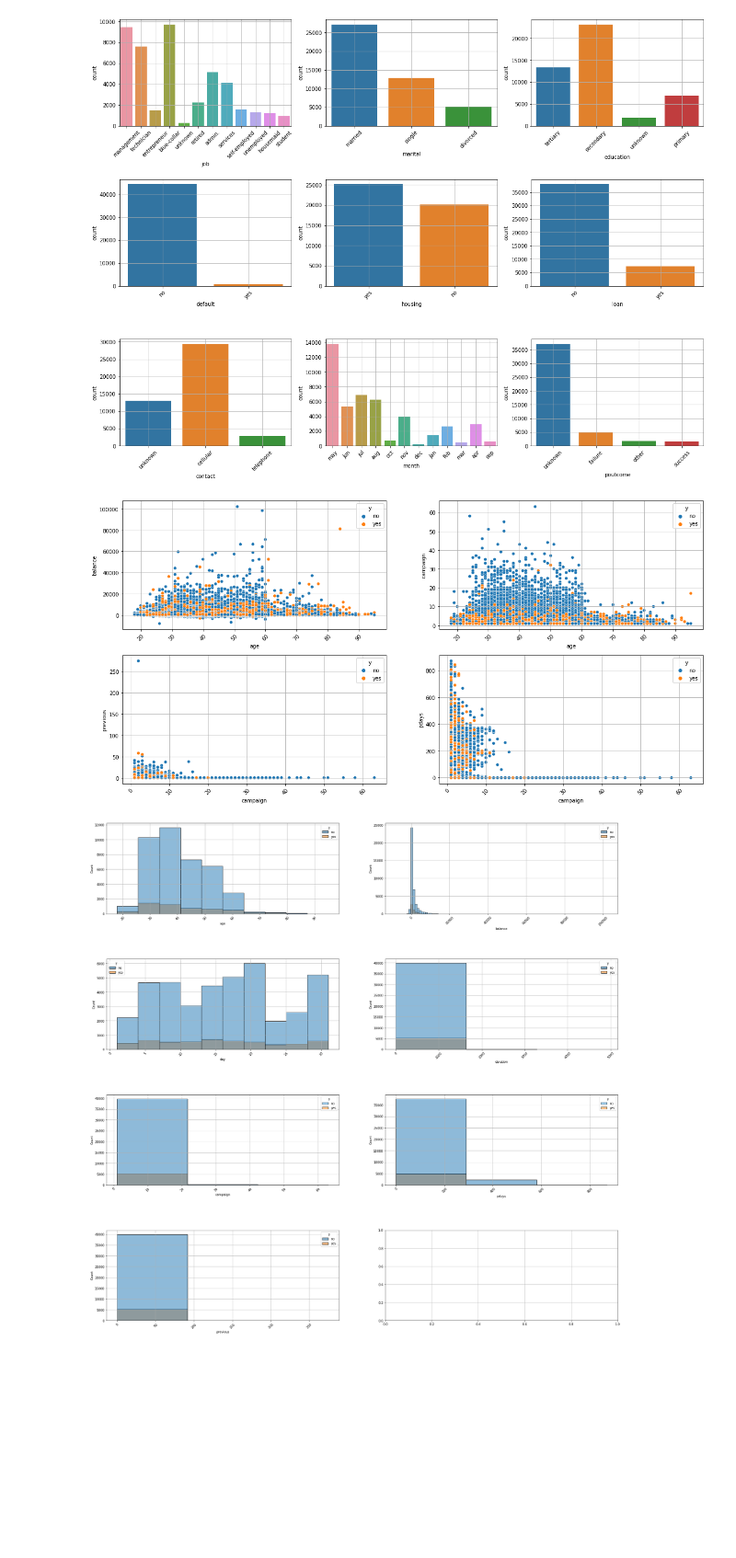
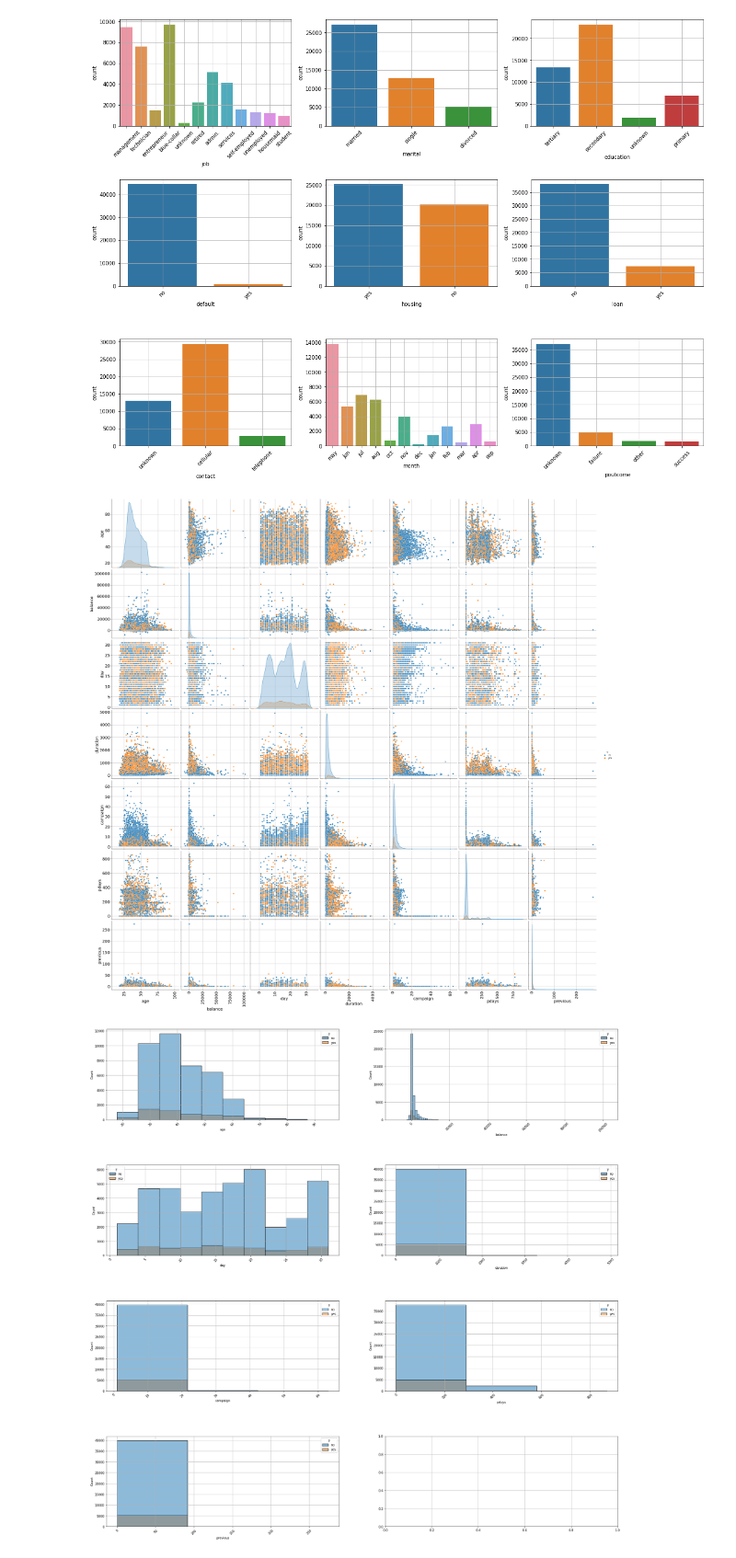
Before and after one commit to gigihsantoso/deeplearning---fintech, a Jupyter notebook: Deep_Learning_Fintech.ipynb, the cells around one changed output. Shown at 92% size. Saved outputs shown, nothing was run; the diff lists cells and outputs as text; code cells hidden in the pictures; blank space fills up the shorter version.

```diff
--- a/Deep_Learning_Fintech.ipynb
+++ b/Deep_Learning_Fintech.ipynb
@@ -271,18 +271,18 @@ plt.subplots_adjust(hspace=0.5)
 plt.show()
 # %% [output]
 [figure]
-# %%
-x = ['age', 'age', 'campaign', 'campaign',]
-y = ['balance', 'campaign', 'previous', 'pdays',]
-fig, ax = plt.subplots(2, 2, figsize=(20,10))
-for x,y,i in zip(x, y, ax.flatten()):
-  g = sns.scatterplot(x=x, y=y, hue='y', data=dataset_train, ax=i)
-  g.tick_params(axis="x", rotation=45)
-  i.grid(True)
-plt.subplots_adjust(hspace=0.2)
-plt.show()
-# %% [output]
-[figure, removed]
+# %%
+scatter_plot_data = dataset_train_analyst.drop(columns=category_data.columns)
+g = sns.pairplot(scatter_plot_data, hue="y", height=5)
+for ax in g.axes.flatten():
+    ax.tick_params(axis="x", labelsize = 20, rotation = 90)
+    ax.tick_params(axis="y", labelsize = 20)
+    ax.set_xlabel(ax.get_xlabel(), fontsize = 20)
+    ax.set_ylabel(ax.get_ylabel(), fontsize = 20, rotation=90)
+    ax.grid(True)
+plt.show()
+# %% [output]
+[figure, added]
 # %%
 bins= [10, 100, 10, 3, 3, 3, 3]
 fig, ax = plt.subplots(4, 2, figsize=(30,30))
```
Also changed, not shown: parts of 13 cells of this notebook.
